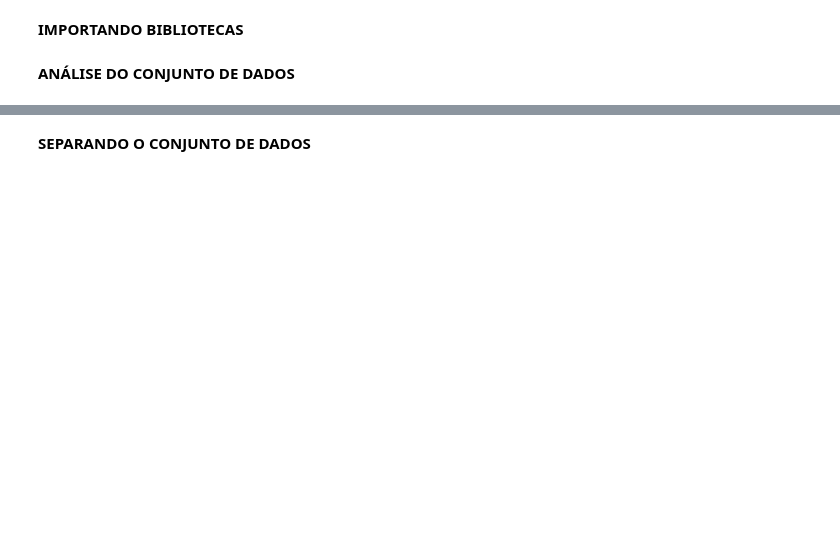
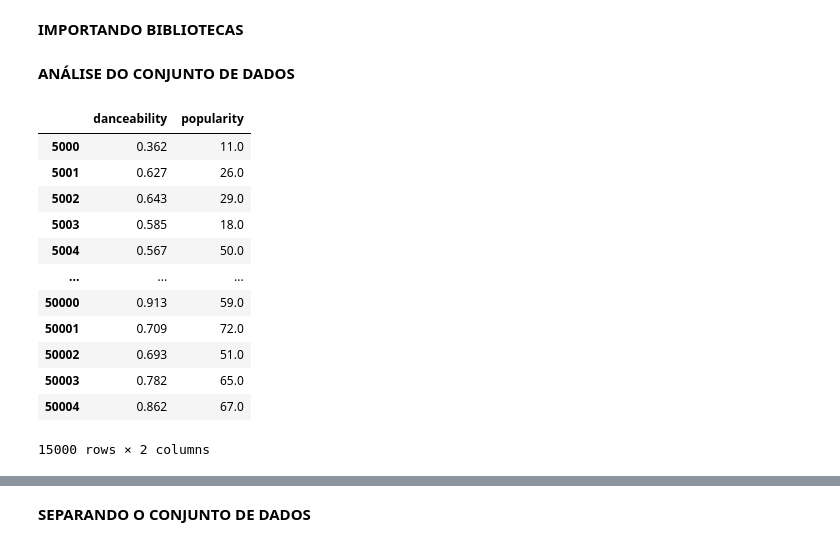
Before and after one commit to albanoxdz/UFPE_ModPD, a Jupyter notebook: music_genre.ipynb, the cells around one changed output, grey strips where cells are left out. Saved outputs shown, nothing was run; the diff lists cells and outputs as text; code cells hidden in the pictures; blank space fills up the shorter version.

```diff
--- a/music_genre.ipynb
+++ b/music_genre.ipynb
@@ -23,10 +25,27 @@ warnings.filterwarnings('ignore')
 # %%
 #Carregando o dataset
 df = pd.read_csv('https://raw.githubusercontent.com/albanoxdz/UFPE_ModPD/main/music_genre.csv')
 #dataset = df.query('music_genre == "Hip-Hop" | music_genre == "Classical" | music_genre == "Anime"')
 #dataset = df.query('music_genre == "Jazz" | music_genre == "Classical" | music_genre == "Rock"') | music_genre == "Classical"
 dataset = df.query('music_genre == "Anime" | music_genre == "Hip-Hop" | music_genre == "Rock"')
 #dataset = df
+#Selecionar colunas
+dataset_norm = dataset[['popularity','danceability']].copy()
+dataset_norm
+# %% [output]
+|  | danceability | popularity |
+| 5000 | 0.362 | 11.0 |
+| 5001 | 0.627 | 26.0 |
+| 5002 | 0.643 | 29.0 |
+| 5003 | 0.585 | 18.0 |
+| 5004 | 0.567 | 50.0 |
+| ... | ... | ... |
+| 50000 | 0.913 | 59.0 |
+| 50001 | 0.709 | 72.0 |
+| 50002 | 0.693 | 51.0 |
+| 50003 | 0.782 | 65.0 |
+| 50004 | 0.862 | 67.0 |
+15000 rows × 2 columns
 # %%
 print("Quantas classes existem nesse dataset?\n%d" %(len(dataset["music_genre"].unique())))
 print("\nQuantas instâncias existem no dataset?\n%d" %(len(dataset)))
```
Also changed, not shown: parts of 6 cells of this notebook.
